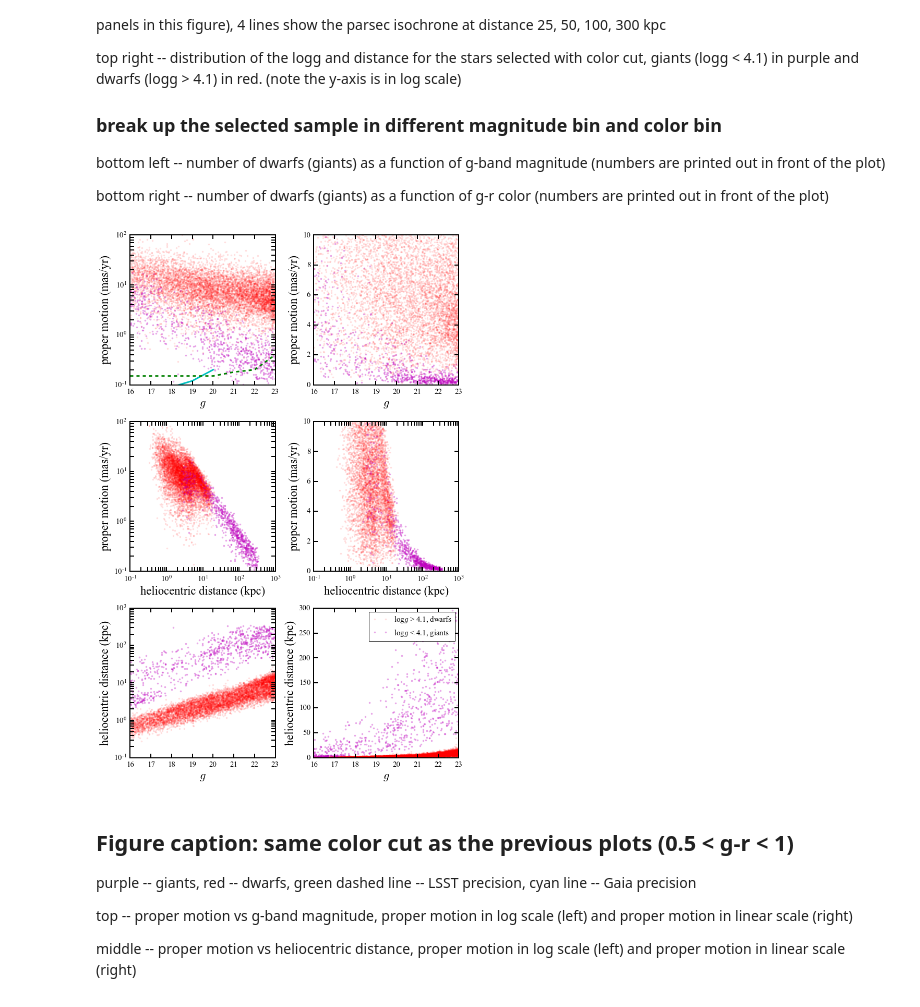
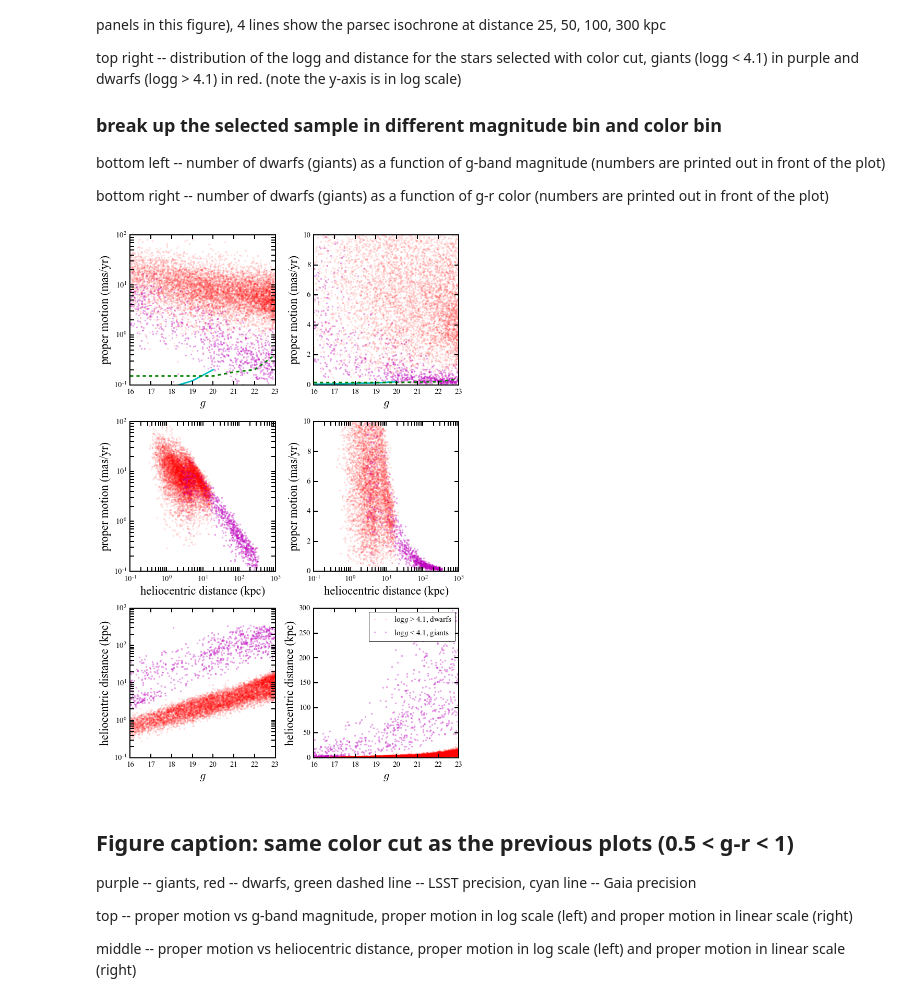
Before and after one commit to sazabi4/test, a Jupyter notebook: Foreground_star_estimation_galaxia.ipynb, the cells around one changed output. Cells and saved outputs as stored; diff of their text form; code cells hidden in the pictures.

```diff
--- a/Foreground_star_estimation_galaxia.ipynb
+++ b/Foreground_star_estimation_galaxia.ipynb
@@ -260,6 +256,8 @@ plt.plot(app_g[mask2],pm[mask2],'m.', alpha=0.3)
 plt.ylim(0.,10)
 plt.ylabel('proper motion (mas/yr)')
 plt.xlabel('$g$')
+plt.plot(mag1,gaia,'-c',lw=3)
+plt.plot(mag2,lsst,'--g',lw=3)
 
 plt.subplot(3,2,3)
 plt.plot(d[mask1],pm[mask1],'r.', alpha=0.1)
@@ -269,34 +267,34 @@ plt.gca().set_xscale("log")
 plt.ylabel('proper motion (mas/yr)')
 plt.xlabel('heliocentric distance (kpc)')
 plt.ylim(0.1,100)
 
 plt.subplot(3,2,4)
 plt.plot(d[mask1],pm[mask1],'r.', alpha=0.1)
 plt.plot(d[mask2],pm[mask2],'m.', alpha=0.3)
 #plt.gca().set_yscale("log")
 plt.gca().set_xscale("log")
 plt.ylabel('proper motion (mas/yr)')
 plt.xlabel('heliocentric distance (kpc)')
 plt.ylim(0.,10)
 
 plt.subplot(3,2,5)
 plt.plot(app_g[mask1],d[mask1],'r.', alpha=0.1)
 plt.plot(app_g[mask2],d[mask2],'m.', alpha=0.3)
 plt.gca().set_yscale("log")
 plt.ylabel('heliocentric distance (kpc)')
 plt.xlabel('$g$')
 plt.ylim(0.1,1000)
 
 plt.subplot(3,2,6)
 plt.plot(app_g[mask1],d[mask1],'r.', alpha=0.1, label='log$g$ > 4.1, dwarfs')
 plt.plot(app_g[mask2],d[mask2],'m.', alpha=0.3, label='log$g$ < 4.1, giants')
 plt.ylabel('heliocentric distance (kpc)')
 plt.xlabel('$g$')
 plt.ylim(0,300)
 plt.legend()
 plt.tight_layout()
 # %% [output]
-[figure, old version]
+[figure, new version]
 # %% [markdown]
 ## Figure caption: same color cut as the previous plots (0.5 < g-r < 1)
 purple -- giants, red -- dwarfs, green dashed line -- LSST precision, cyan line -- Gaia precision
```
Also changed, not shown: parts of 9 cells of this notebook.
